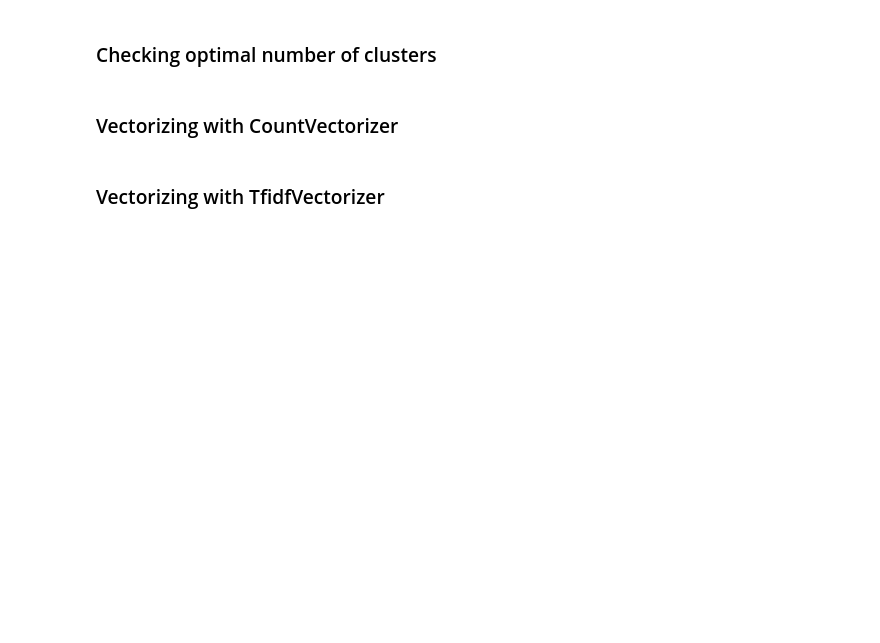
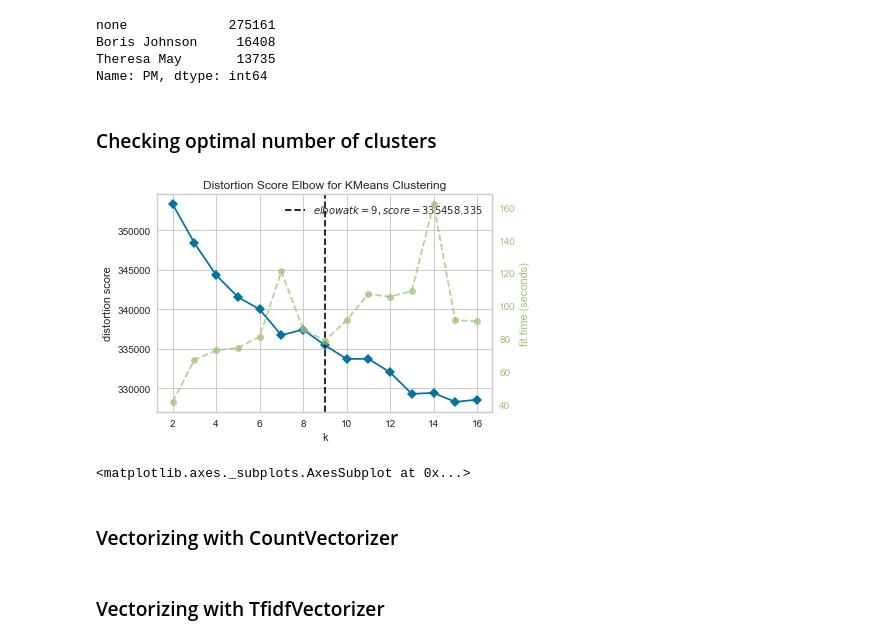
Before and after one commit to ta-data-lis/final-project, a Jupyter notebook: your-project/Analysis with KMeans.ipynb, the cells around one changed output. Saved outputs shown, nothing was run; the diff lists cells and outputs as text; code cells hidden in the pictures; blank space fills up the shorter version.

```diff
--- a/your-project/Analysis with KMeans.ipynb
+++ b/your-project/Analysis with KMeans.ipynb
@@ -7,4 +25,11 @@ from sklearn.cluster import KMeans
 # %%
 cdf = pd.read_csv('cdf.csv')
+# %%
+cdf['PM'].value_counts()
+# %% [output]
+none             275161
+Boris Johnson     16408
+Theresa May       13735
+Name: PM, dtype: int64
 # %%
 #reducing dataset from 300k to 50k (removing 90% of the none values)
@@ -14,8 +43,11 @@ cdf = cdf.drop(cdf[cdf['PM'] == 'none'].sample(frac=.93).index)
 # %%
 model = KMeans()
 visualizer = KElbowVisualizer(model, k=(2,17))
-visualizer.fit()
+visualizer.fit(count_m)
 visualizer.poof()
+# %% [output]
+[figure, added]
+<matplotlib.axes._subplots.AxesSubplot at 0x...>
 # %% [markdown]
 ### Vectorizing with CountVectorizer
 # %%
```
Also changed, not shown: parts of 21 cells of this notebook, 3 other files.
